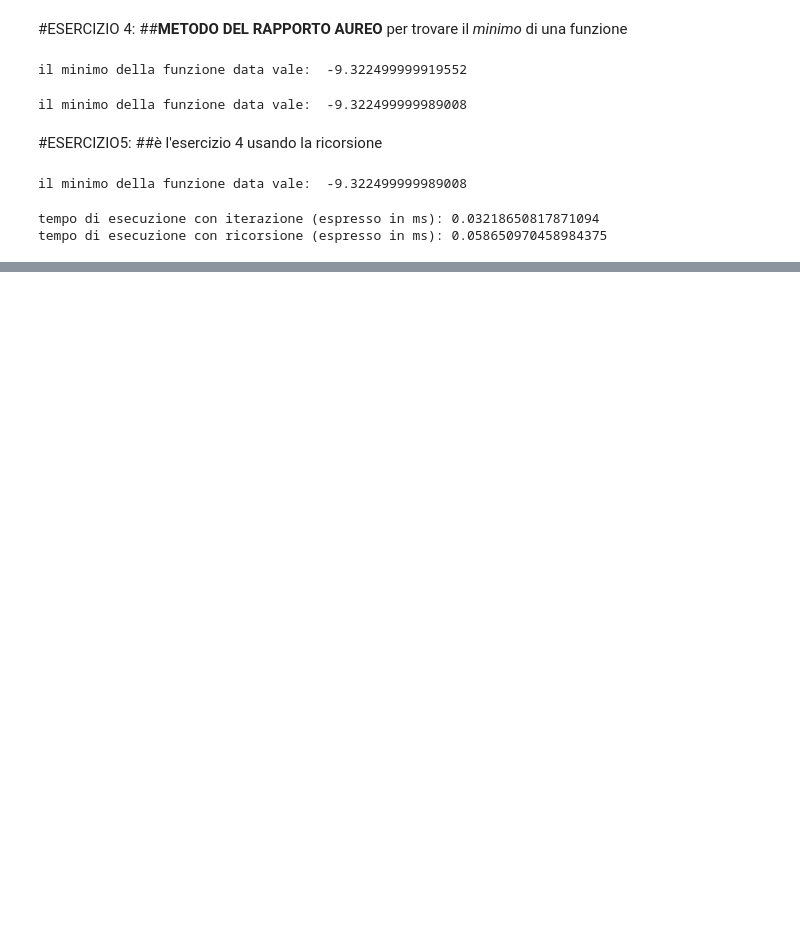
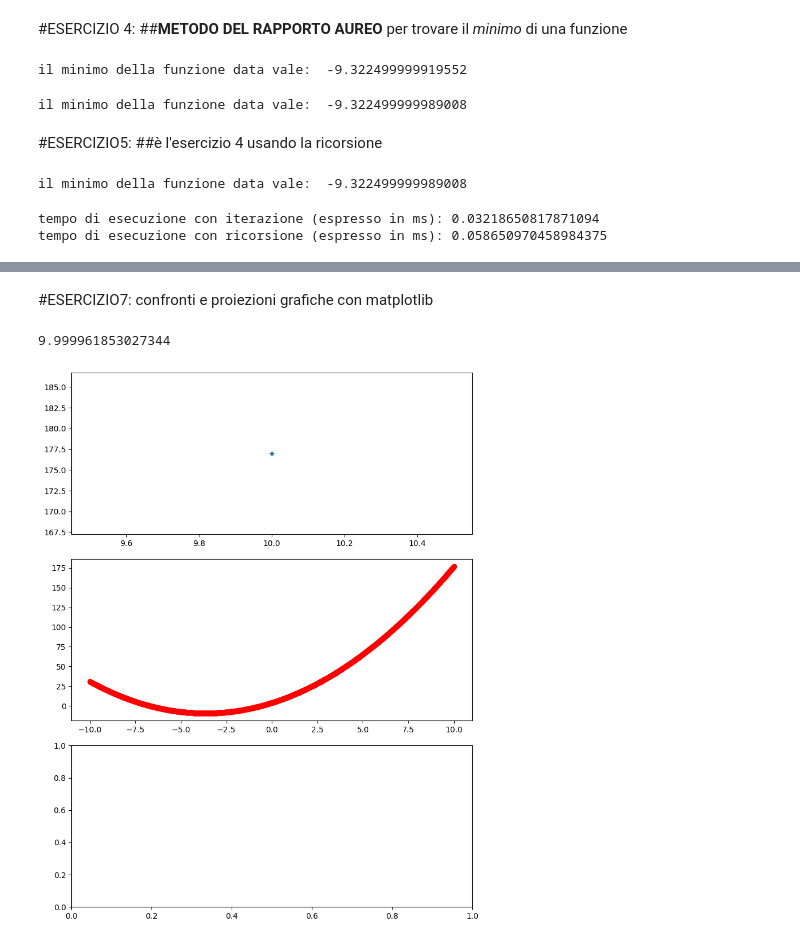
Before and after one commit to francescobellina/lezione6, a Jupyter notebook: ESERCIZI.ipynb, the cells around one changed output, grey strips where cells are left out. Cells and saved outputs as stored; diff of their text form; code cells hidden in the pictures; blank space fills up the shorter version.

```diff
--- a/ESERCIZI.ipynb
+++ b/ESERCIZI.ipynb
@@ -388,6 +388,6 @@ tempo di esecuzione con ricorsione (espresso in ms): 0.058650970458984375
 # %%
 def parab(x):
-  return -2*x**2
+  return -2*x**2+2  #il massimo vale 2
 #-----------------------------------------------
 def goldenratio (func,x0, x1, precision=0.0001):
   r = 0.618
@@ -399,7 +399,7 @@ def goldenratio (func,x0, x1, precision=0.0001):
    x2 = x0 + r * (x1 - x0)
    x3 = x0 + (1. - r) * (x1 - x0)
 
-   if (func(x3) < func(x2)):
+   if (func(x3) < func(x2)):    #modifico la condizione sulla pendenza per la selezione dei punti, cosi trovo il massimo
     x0 = x3
     x1 = x1
 
@@ -408,3 +408,12 @@ def goldenratio (func,x0, x1, precision=0.0001):
      x0 = x0
 
   return func((x0+x1)/2.)
+
+
+def main():
+
+   a=goldenratio(parab, -1. , 1. )
+   print("il massimo della funzione data vale: ", a)
+
+if __name__ == "__main__":
+    main ()
@@ -410,0 +455,66 @@ def goldenratio (func,x0, x1, precision=0.0001):
+# %% [markdown]
+#ESERCIZIO7: confronti e proiezioni grafiche con matplotlib
+# %%
+#Modifying the previously developed programs, use matplotlib to plot the studied functions and the points found using the bisection and golden section search methods.
+
+#implementare un programma con le funzione definite sopra (su bisezione e goldenratio) che grafichi la funzione scelta con i suoi punti (zero e max/min)
+
+import numpy as np
+import matplotlib.pyplot as plt
+
+def polin(x):
+  return x**2+ 7.3*x + 4
+
+def bisezione_ricorsiva (       #
+    g,              # funzione di cui trovare lo zero
+    xMin,           # minimo dell'intervallo
+    xMax,           # massimo dell'intervallo
+    prec = 0.0001): # precisione della funzione
+
+    '''
+    Funzione che calcola zeri
+    con il metodo della bisezione ricorsivo
+    '''
+    xAve = 0.5 * (xMax + xMin)
+    if ((xMax - xMin) < prec): return xAve
+    if (g (xAve) * g (xMin) > 0.): return bisezione_ricorsiva (g, xAve, xMax, prec) ; #GUARDA COME VENGONO ORA AGGIORNATI I PARAMETRI NEL RICHIAMARE LA FUNZIONE
+    else                         : return bisezione_ricorsiva (g, xMin, xAve, prec) ;
+
+
+
+def goldenratio_ric (func,x0, x1, precision=0.0001):
+
+  r = 0.618
+  x2 = x0 +  r * (x1 - x0)
+  x3 = x0 + (1. - r) * (x1 - x0)
+    #ci servono uscita e passo(i) ricorsione:
+
+  if (x1-x0 < precision): return func(x0+x1/2.)
+  elif (func(x3)>func(x2)): return goldenratio_ric(func,x3,x1,precision=0.0001)
+  else: return goldenratio_ric(func,x0,x2,precision=0.0001)
+
+
+  return func((x0+x1)/2.)
+
+
+def main():
+   x1=np.linspace(-10.,10.,1000)
+   y1=polin(x1)
+   point_zero=bisezione_ricorsiva(polin, -10. , 10. ) #lo zero della funzione da graficare calcccolato con golderratio
+   print(point_zero)
+   #fig, ax = plt.subplots(1,1)
+   fig, ax = plt.subplots(3, 1, figsize=(8, 10), tight_layout=True)
+
+# single point
+   ax[0].plot(point_zero, polin(point_zero), '*')
+
+
+# two points
+   ax[1].plot(x1,y1, '-ro', label='line & marker')
+
+
+if __name__ == "__main__":
+    main ()
+# %% [output]
+9.999961853027344
+[figure, added]
```
Also changed, not shown: parts of 4 cells of this notebook.
